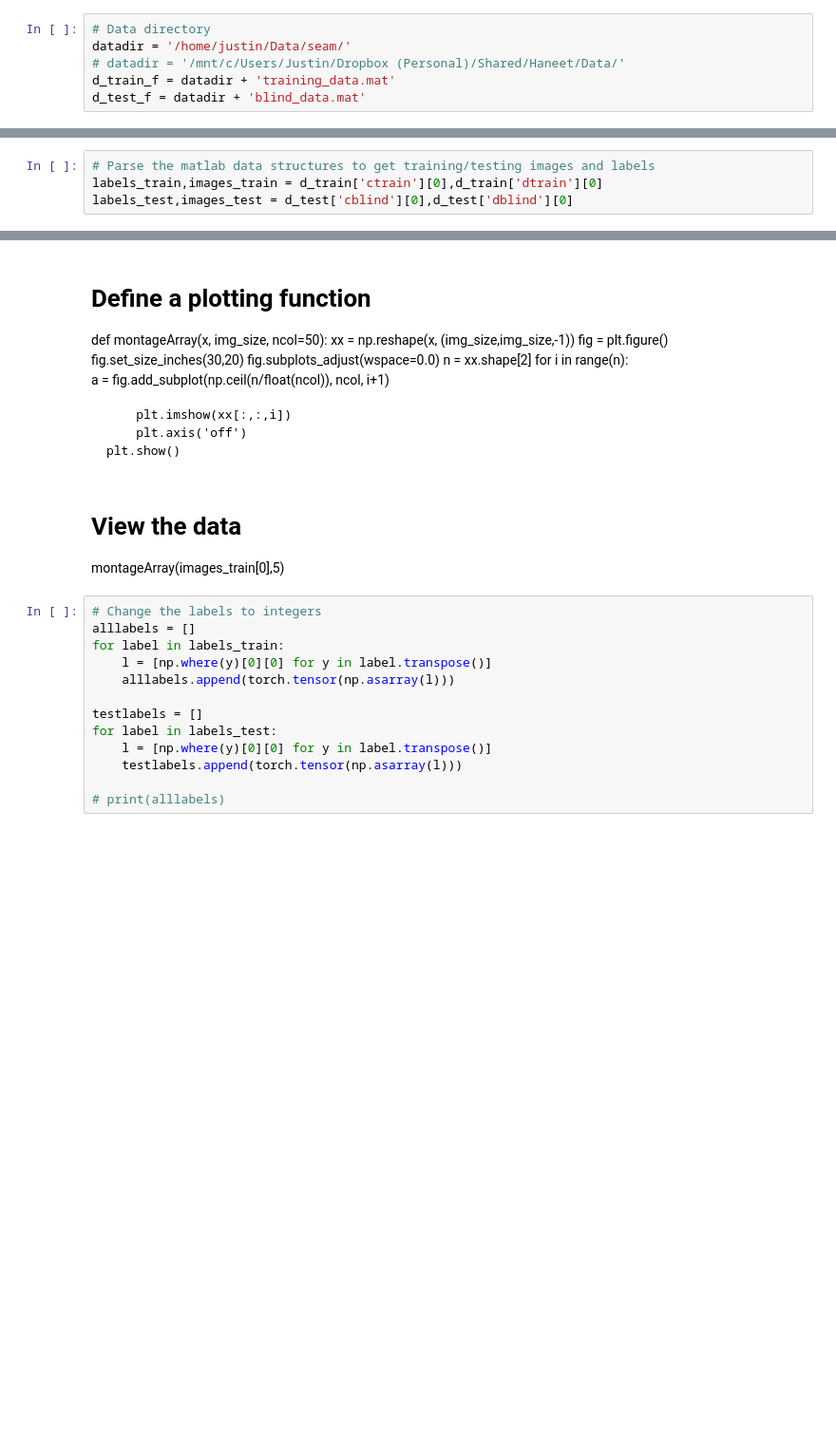
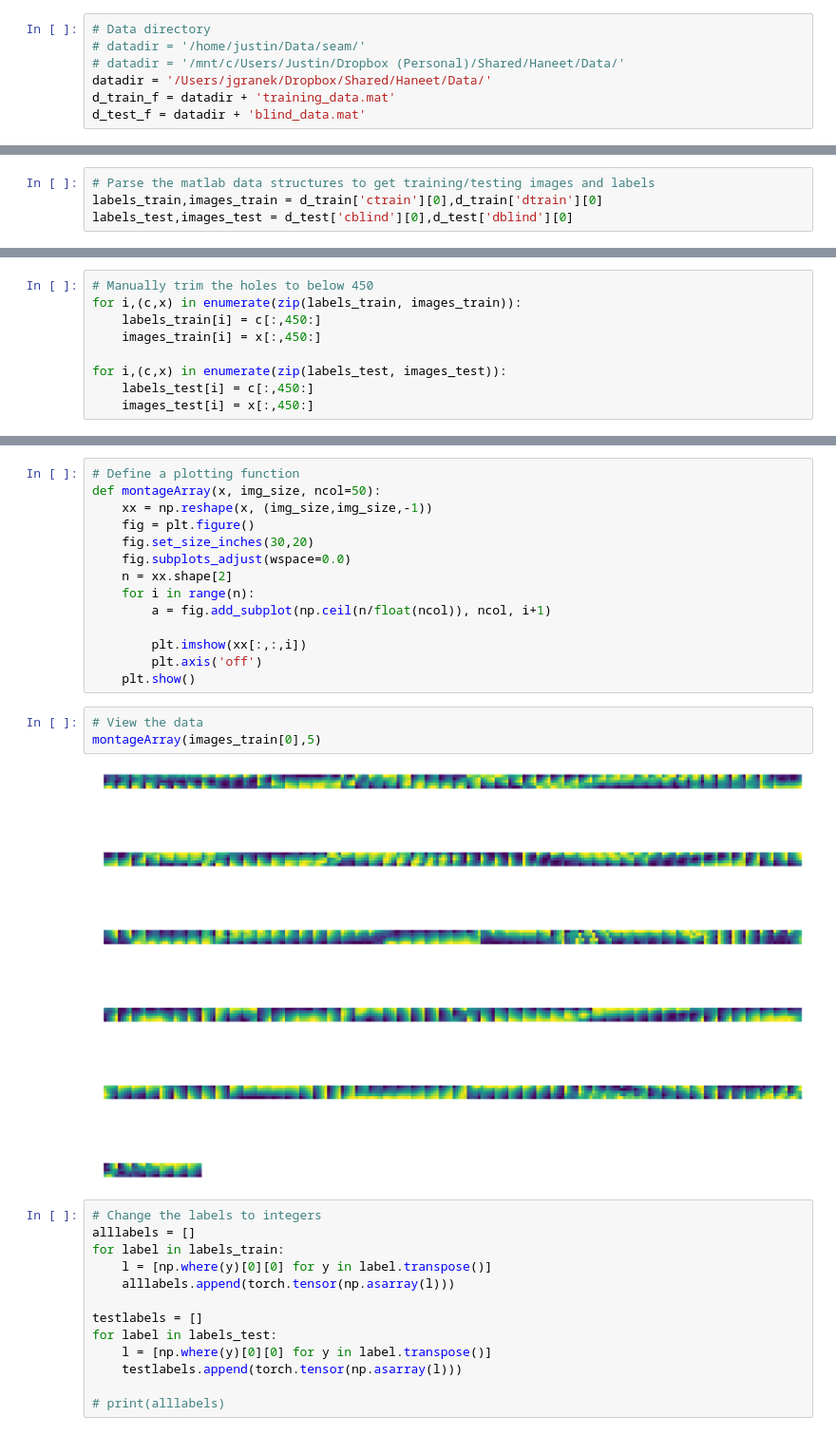
Before and after one commit to eldadHaber/PDENet, a Jupyter notebook: parse_seam_data.ipynb, the cells around one changed output, grey strips where cells are left out. Shown: that part at 95% size. Drawn from its saved outputs; the diff is of its cells as text; blank space fills up the shorter version.

```diff
--- a/parse_seam_data.ipynb
+++ b/parse_seam_data.ipynb
@@ -11,8 +11,9 @@ import torchvision
 import torchvision.transforms as transforms
 # %%
 # Data directory
-datadir = '/home/justin/Data/seam/'
+# datadir = '/home/justin/Data/seam/'
 # datadir = '/mnt/c/Users/Justin/Dropbox (Personal)/Shared/Haneet/Data/'
+datadir = '/Users/jgranek/Dropbox/Shared/Haneet/Data/'
 d_train_f = datadir + 'training_data.mat'
 d_test_f = datadir + 'blind_data.mat'
 # %%
@@ -31,0 +37,9 @@ labels_test,images_test = d_test['cblind'][0],d_test['dblind'][0]
+# %%
+# Manually trim the holes to below 450
+for i,(c,x) in enumerate(zip(labels_train, images_train)):
+    labels_train[i] = c[:,450:]
+    images_train[i] = x[:,450:]
+
+for i,(c,x) in enumerate(zip(labels_test, images_test)):
+    labels_test[i] = c[:,450:]
+    images_test[i] = x[:,450:]
@@ -63,20 +81,22 @@ Borehole 11:  669 Depth Slices | Min: -13712.184   Max: 11415.199   Mean:   25.6
-# %% [markdown]
-# Define a plotting function
-def montageArray(x, img_size, ncol=50):
-    xx = np.reshape(x, (img_size,img_size,-1))
-    fig = plt.figure()
-    fig.set_size_inches(30,20)
-    fig.subplots_adjust(wspace=0.0)
-    n = xx.shape[2]
-    for i in range(n):
-        a = fig.add_subplot(np.ceil(n/float(ncol)), ncol, i+1)
-
-        plt.imshow(xx[:,:,i])
-        plt.axis('off')
-    plt.show()
-# %% [markdown]
-# View the data
-montageArray(images_train[0],5)
+# %%
+# Define a plotting function
+def montageArray(x, img_size, ncol=50):
+    xx = np.reshape(x, (img_size,img_size,-1))
+    fig = plt.figure()
+    fig.set_size_inches(30,20)
+    fig.subplots_adjust(wspace=0.0)
+    n = xx.shape[2]
+    for i in range(n):
+        a = fig.add_subplot(np.ceil(n/float(ncol)), ncol, i+1)
+
+        plt.imshow(xx[:,:,i])
+        plt.axis('off')
+    plt.show()
+# %%
+# View the data
+montageArray(images_train[0],5)
+# %% [output]
+[figure, added]
 # %%
 # Change the labels to integers
 alllabels = []
```
Also changed, not shown: parts of 37 cells of this notebook.
